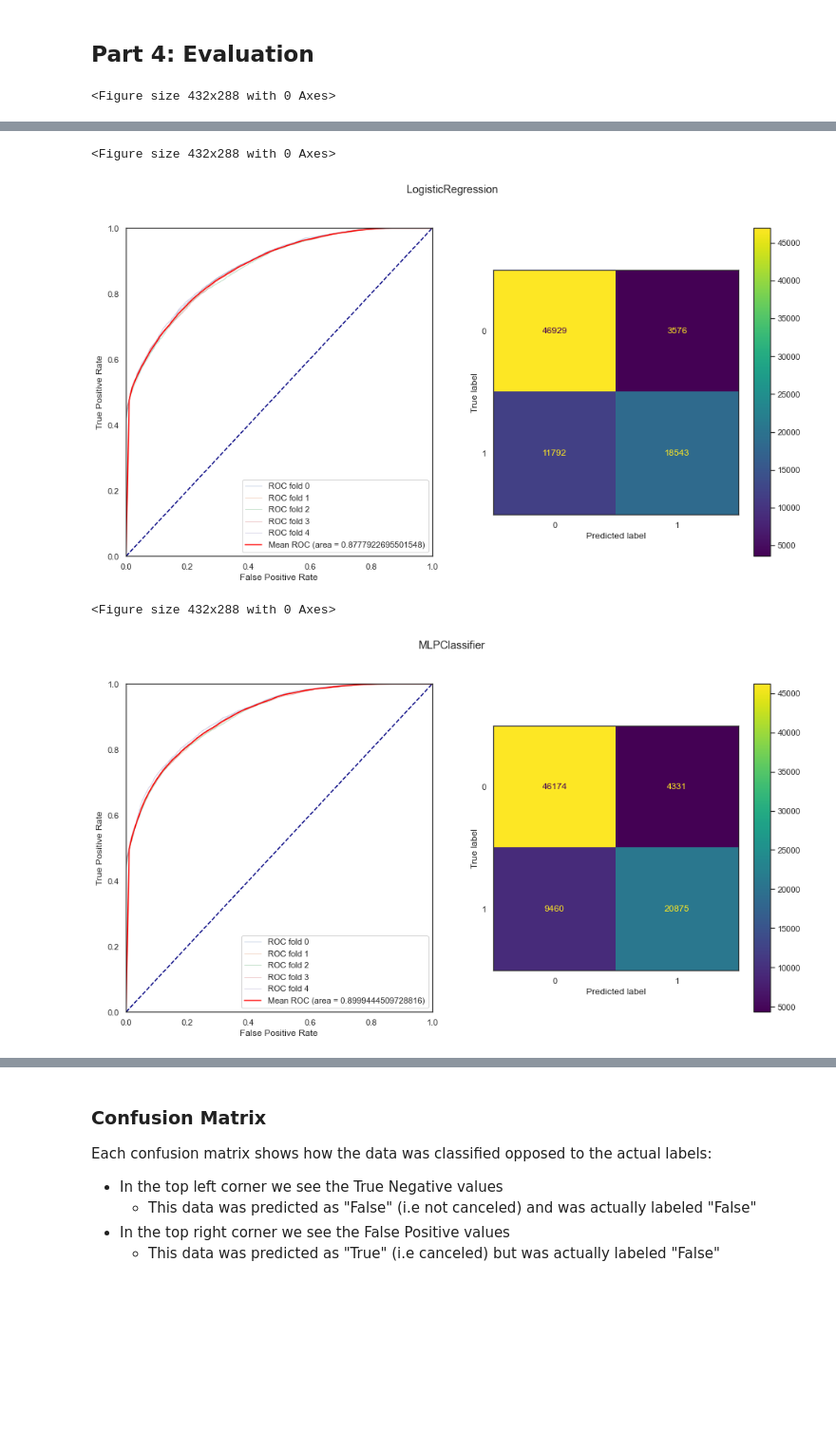
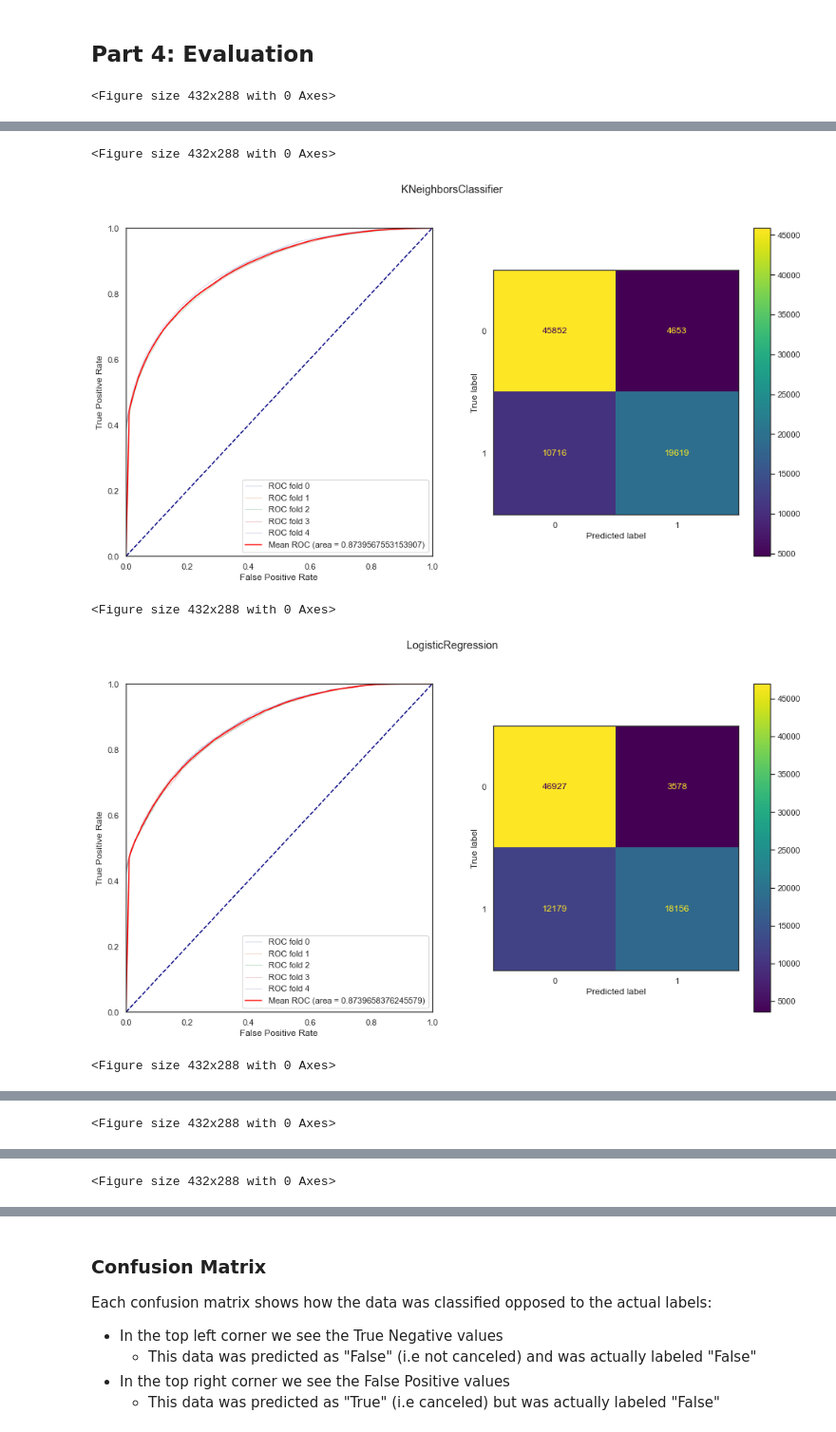
Before and after one commit to ofekinger/ML_Final_Project, a Jupyter notebook: submission.ipynb, the cells around one changed output, grey strips where cells are left out. Shown at 95% size. Cells and saved outputs as stored; diff of their text form; code cells hidden in the pictures; blank space fills up the shorter version.

```diff
--- a/submission.ipynb
+++ b/submission.ipynb
@@ -658,11 +684,12 @@ mlp_params = {'activation': 'relu', 'alpha': 0.05, 'hidden_layer_sizes': (5, 5,
 mlp_params = mlp_grid.best_params_
 mlp_params_no_pca = {'activation': 'tanh', 'alpha': 0.0001, 'hidden_layer_sizes': (20, 20),
                      'learning_rate': 'constant', 'solver': 'adam'}
+mlp_params_no_pca = mlp_grid_no_pca.best_params_
 # %%
 mlp_clf = MLPClassifier(**mlp_params)
 
 mlp_clf.fit(X, y.loc[X.index].cancelation)
 
-# mlp_clf_no_pca = MLPClassifier(**mlp_params_no_pca)
-# mlp_clf_no_pca.fit(X_no_pca, y.loc[X_no_pca.index].cancelation)
+mlp_clf_no_pca = MLPClassifier(**mlp_params_no_pca)
+mlp_clf_no_pca.fit(X_no_pca, y.loc[X_no_pca.index].cancelation)
 # %% [output]
@@ -712,6 +739,6 @@ rf_params = {
     "bootstrap": [True],
     "oob_score": [True]
 }
-rf_grid = GridSearchCV(RandomForestClassifier(), rf_params, scoring="roc_auc", cv=5)
-# rf_grid.fit(preprocessed_rf_df, y.loc[preprocessed_rf_df.index].cancelation)
-# print(f"Best parameters with are: {rf_grid.best_params_}, which provide the score of {rf_grid.best_score_}")
+rf_grid = GridSearchCV(RandomForestClassifier(), rf_params, scoring="roc_auc", cv=5, n_jobs=4, pre_dispatch="1*n_jobs")
+rf_grid.fit(preprocessed_rf_df, y.loc[preprocessed_rf_df.index].cancelation)
+print(f"Best parameters with are: {rf_grid.best_params_}, which provide the score of {rf_grid.best_score_}")
@@ -718,4 +747,4 @@ rf_grid = GridSearchCV(RandomForestClassifier(), rf_params, scoring="roc_auc", c
 # %%
-# rf_clf = RandomForestClassifier(**rf_grid.best_params_)
+rf_clf = RandomForestClassifier(**rf_grid.best_params_)
 
-# rf_clf.fit(preprocessed_rf_df, y.loc[preprocessed_rf_df.index].cancelation)
+rf_clf.fit(preprocessed_rf_df, y.loc[preprocessed_rf_df.index].cancelation)
@@ -782,12 +814,12 @@ def evaluate_model(X, y, clf, n_splits=5, shuffle=False):
 # %%
 models = [
     (knn_clf, X.values, y.loc[X.index].values.ravel()),
-#     (knn_clf_no_pca, X_no_pca.values, y.loc[X_no_pca.index].values.ravel()),
+    (knn_clf_no_pca, X_no_pca.values, y.loc[X_no_pca.index].values.ravel()),
     (lr_clf, X.values, y.loc[X.index].values.ravel()),
-#     (lr_clf_no_pca, X_no_pca.values, y.loc[X_no_pca.index].values.ravel()),
+    (lr_clf_no_pca, X_no_pca.values, y.loc[X_no_pca.index].values.ravel()),
     (mlp_clf, X.values, y.loc[X.index].values.ravel()),
-#     (mlp_clf_no_pca, X_no_pca.values, y.loc[X_no_pca.index].values.ravel()),
-#     (rf_clf, preprocessed_rf_df.values, y.loc[preprocessed_rf_df.index].values.ravel())
+    (mlp_clf_no_pca, X_no_pca.values, y.loc[X_no_pca.index].values.ravel()),
+    (rf_clf, preprocessed_rf_df.values, y.loc[preprocessed_rf_df.index].values.ravel())
 ]
 for model, X_train, y_train in models:
     evaluate_model(X_train, y_train, model)
@@ -797,4 +829,5 @@ for model, X_train, y_train in models:
 <Figure size 432x288 with 0 Axes>
-[figure, old version]
+[figure, new version]
 <Figure size 432x288 with 0 Axes>
-[figure, old version]
+[figure, new version]
+<Figure size 432x288 with 0 Axes>
@@ -800,0 +835 @@ for model, X_train, y_train in models:
+<Figure size 432x288 with 0 Axes>
@@ -800,0 +837 @@ for model, X_train, y_train in models:
+<Figure size 432x288 with 0 Axes>
```
Also changed, not shown: parts of 25 cells of this notebook.
